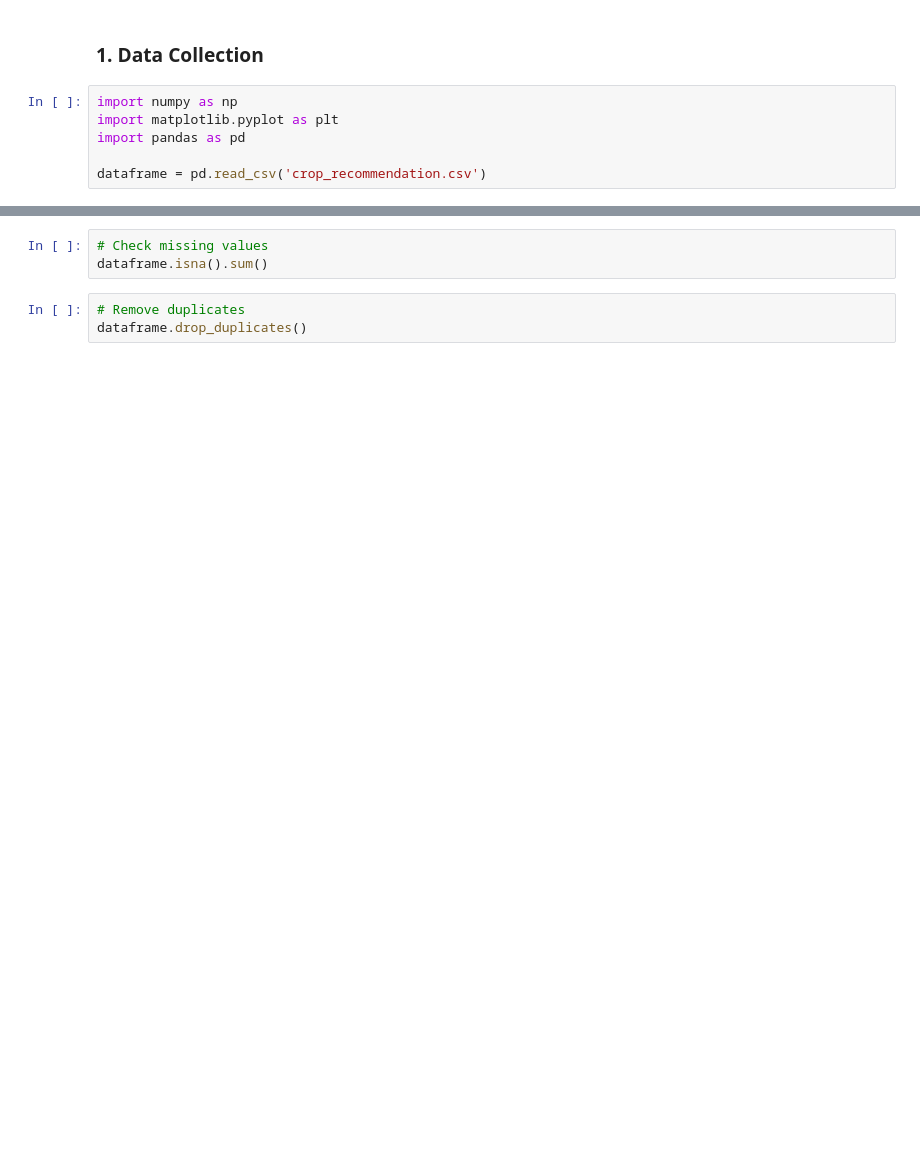
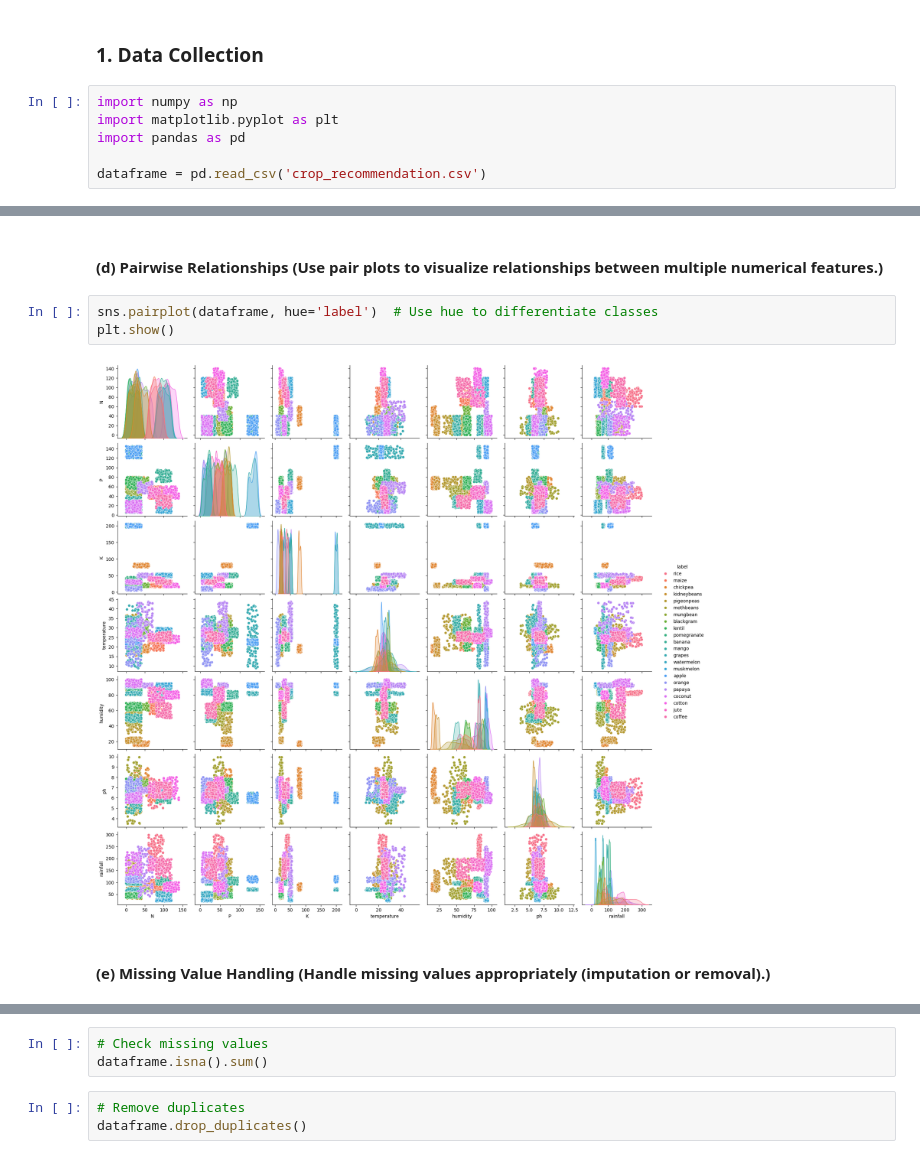
Before and after one commit to S573647/Crop-Analysis, a Jupyter notebook: crop-analysis.ipynb, the cells around one changed output, grey strips where cells are left out. Saved outputs shown, nothing was run; the diff lists cells and outputs as text; blank space fills up the shorter version.

```diff
--- a/crop-analysis.ipynb
+++ b/crop-analysis.ipynb
@@ -22,0 +176,9 @@ dataframe = pd.read_csv('crop_recommendation.csv')
+# %% [markdown]
+#### (d) Pairwise Relationships (Use pair plots to visualize relationships between multiple numerical features.)
+# %%
+sns.pairplot(dataframe, hue='label')  # Use hue to differentiate classes
+plt.show()
+# %% [output]
+[figure, added]
+# %% [markdown]
+#### (e) Missing Value Handling (Handle missing values appropriately (imputation or removal).)
```
Also changed, not shown: parts of 23 cells of this notebook.
